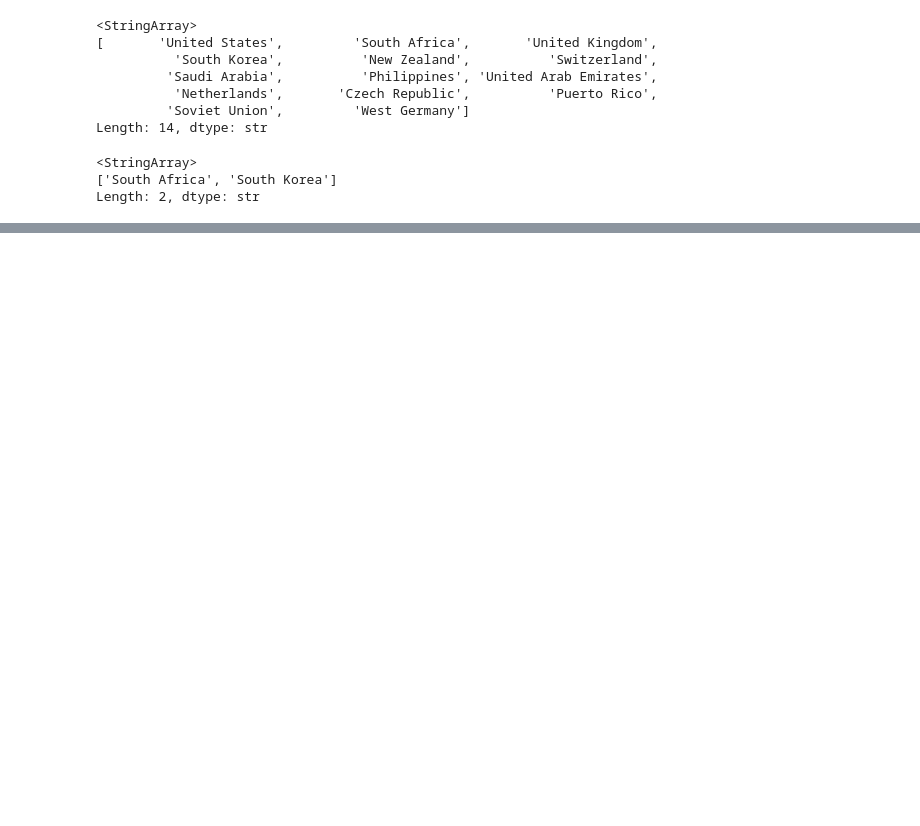
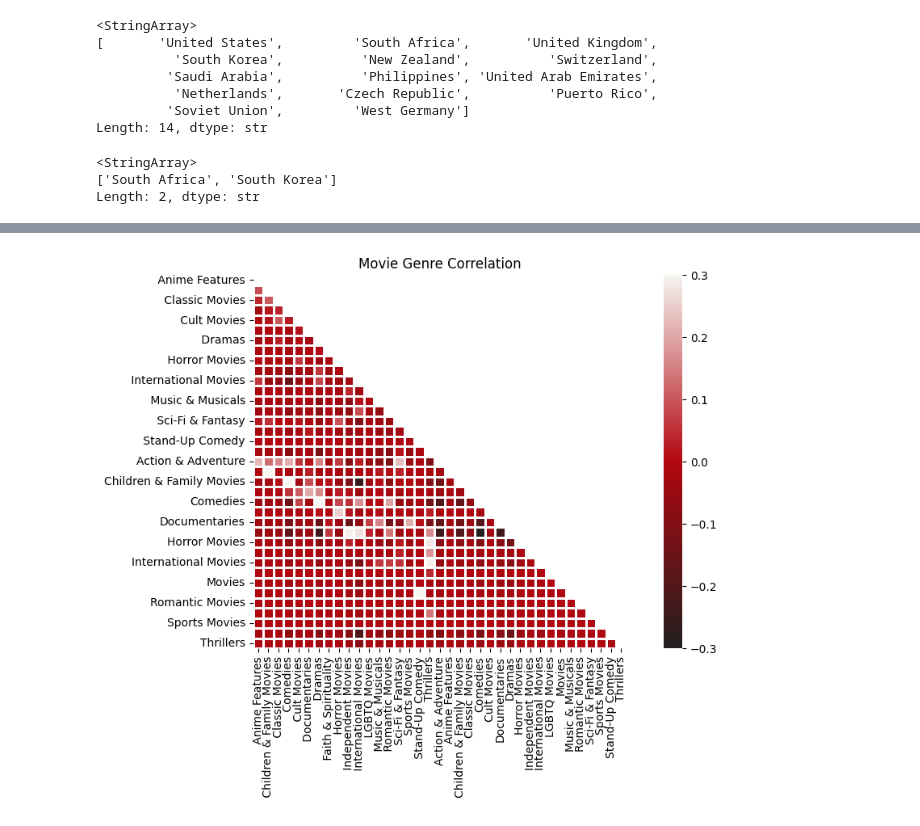
Before and after one commit to cafesmire/notebooks, a Jupyter notebook: netflix/netflix_eda.ipynb, the cells around one changed output, grey strips where cells are left out. Cells and saved outputs as stored; diff of their text form; code cells hidden in the pictures; blank space fills up the shorter version.

Commit message:
Create genre heatmaps for movies/shows

```diff
--- a/netflix/netflix_eda.ipynb
+++ b/netflix/netflix_eda.ipynb
@@ -60,7 +62,7 @@ df.dropna(inplace=True)
 df['date_added'] = pd.to_datetime(df['date_added'], format='mixed')
 # %%
 df['year_added'] = df['date_added'].dt.year
-df['month_added'] = df['date_added'].dt.month
+df['month_added'] = df['date_added'].dt.month_name()
 df['day_added'] = df['date_added'].dt.day
 df.head()
 # %% [output]
@@ -206,0 +200,20 @@ df.head()
+# %%
+def genre_heatmap(df, title):
+    cmap = LinearSegmentedColormap.from_list("", ['#221f1f', '#b20710','#f5f5f1'])
+    df['genre'] = df['listed_in'].replace(', ', ',').replace(' ,', ',').str.split(',')
+    mlb = MultiLabelBinarizer()
+    res = pd.DataFrame(mlb.fit_transform(df['genre']), columns=mlb.classes_, index=df['genre'].index)
+    corr = res.corr()
+    mask = np.zeros_like(corr, dtype=np.bool)
+    mask[np.triu_indices_from(mask)] = True
+    fig, ax = plt.subplots(1, 1, figsize=(12, 6))
+    sns.heatmap(corr, mask=mask, square=True, vmin=-.3, vmax=.3, cmap = cmap, linewidths=.75, center=0)
+    plt.title(title)
+    plt.show()
+# %%
+movies_df = df.query("type == 'Movie'")
+tv_df = df.query("type == 'TV Show'")
+# %%
+genre_heatmap(movies_df, "Movie Genre Correlation")
+# %% [output]
+[figure, added]
```
Also changed, not shown: parts of 4 cells of this notebook.
